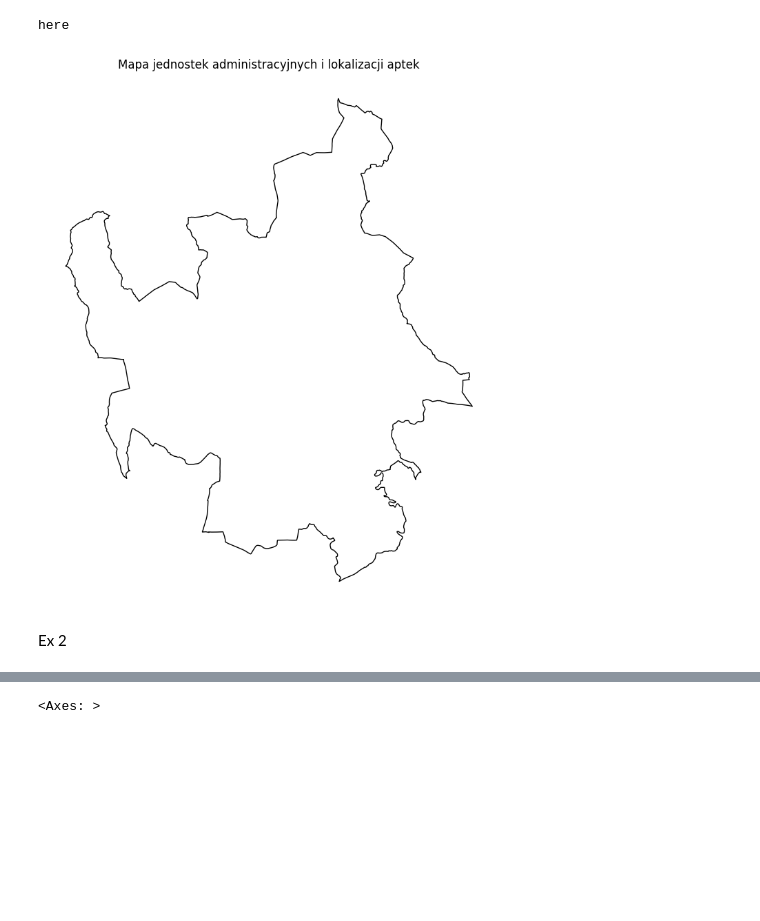
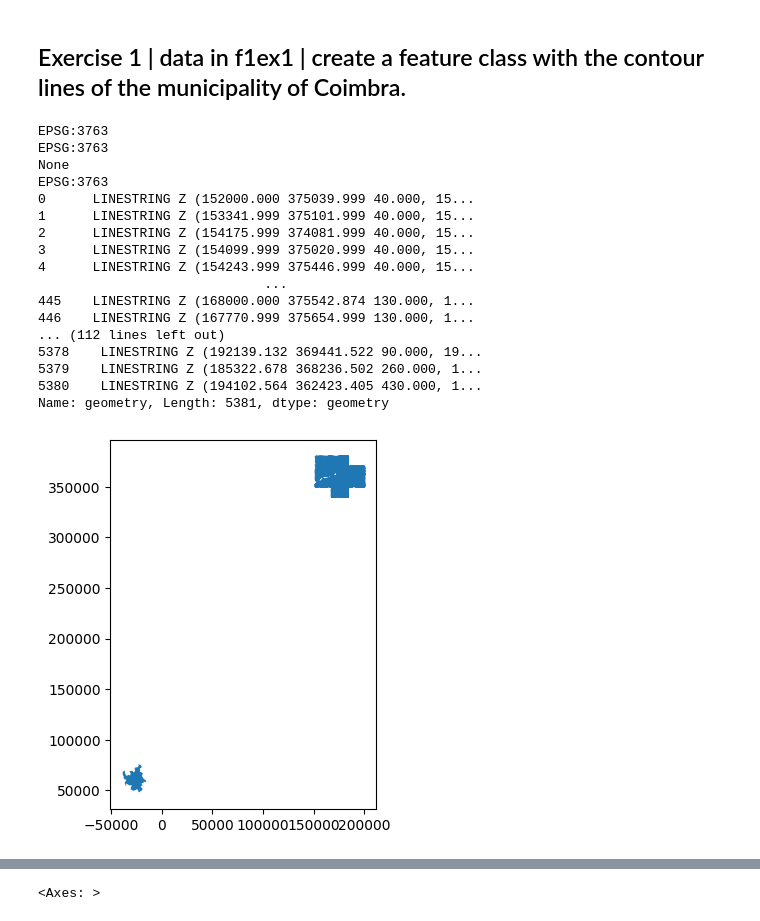
Before and after one commit to MartaSolarz/Maps_and_GISWEB, a Jupyter notebook: fichaexercicios1/solves.ipynb, the cells around one changed output, grey strips where cells are left out. Saved outputs shown, nothing was run; the diff lists cells and outputs as text; code cells hidden in the pictures; blank space fills up the shorter version.

```diff
--- a/fichaexercicios1/solves.ipynb
+++ b/fichaexercicios1/solves.ipynb
@@ -3,47 +11,48 @@ EX 1
+# %% [markdown]
+## Exercise 1 | data in f1ex1 | create a feature class with the contour lines of the municipality of Coimbra.
 # %%
-import os
-import geopandas as gpd
-from pyproj import CRS
-import matplotlib.pyplot as plt
-
 folder_path = 'f1ex1'
 
-file_paths = [os.path.join(folder_path, file) for file in os.listdir(folder_path) if file.endswith('.shp') and file.startswith('c')]
-
-coimbra = r'f1ex1/limites_coimbra.shp'
+contour_lines = [os.path.join(folder_path, file) for file in os.listdir(folder_path) if file.endswith('.shp') and file.startswith('c')]
+coimbra = 'f1ex1/limites_coimbra.shp'
 
 target_crs = CRS.from_epsg(3763)
-coimbra_df = gpd.read_file(coimbra)
-coimbra_df.crs = target_crs
-# coimbra_df = coimbra_df.to_crs(target_crs)
 
+df_coimbra = gpd.read_file(coimbra)
+print(df_coimbra.crs)
+df_coimbra.crs = target_crs
+print(df_coimbra.crs)
 
 gdfs = []
-for file_path in file_paths:
-    gdf = gpd.read_file(file_path)
+for el in contour_lines:
+    gdf = gpd.read_file(el)
+    print(gdf.crs)
     gdf.crs = target_crs
+    print(gdf.crs)
+    gdfs.append(gdf)
 
-fig, ax = plt.subplots(figsize=(10, 10))
-coimbra_df.plot(ax=ax, color='white', edgecolor='black')
+ax = df_coimbra.plot()
+
 for gdf in gdfs:
-    gdf.plot(ax=ax, color='red', markersize=5)
+    gdf.plot(ax=ax)
 
-# Wyświetl mapę
-plt.title('Mapa jednostek administracyjnych i lokalizacji aptek')
-plt.axis('off')
 plt.show()
-
-# clipped_gdfs = []
-# for gdf in gdfs:
-#     clipped_gdf = gpd.overlay(gdf, coimbra_df, how='intersection')
-#     clipped_gdfs.append(clipped_gdf)
-
-# merged_gdf = gpd.GeoDataFrame(geometry=gpd.GeoSeries(unary_union([gdf.unary_union for gdf in clipped_gdfs])), crs=target_crs)
-
-# # Zapisz do pliku 'result_ex1.shp'
-# merged_gdf.to_file('result_ex1.shp')
 # %% [output]
-here
+EPSG:3763
+EPSG:3763
+None
+EPSG:3763
+0      LINESTRING Z (152000.000 375039.999 40.000, 15...
+1      LINESTRING Z (153341.999 375101.999 40.000, 15...
+2      LINESTRING Z (154175.999 374081.999 40.000, 15...
+3      LINESTRING Z (154099.999 375020.999 40.000, 15...
+4      LINESTRING Z (154243.999 375446.999 40.000, 15...
+                             ...
+445    LINESTRING Z (168000.000 375542.874 130.000, 1...
+446    LINESTRING Z (167770.999 375654.999 130.000, 1...
+... (112 lines left out)
+5378    LINESTRING Z (192139.132 369441.522 90.000, 19...
+5379    LINESTRING Z (185322.678 368236.502 260.000, 1...
+5380    LINESTRING Z (194102.564 362423.405 430.000, 1...
+Name: geometry, Length: 5381, dtype: geometry
-[figure, old version]
+[figure, new version]
-# %% [markdown]
-Ex 2
```
Also changed, not shown: parts of 50 cells of this notebook.
